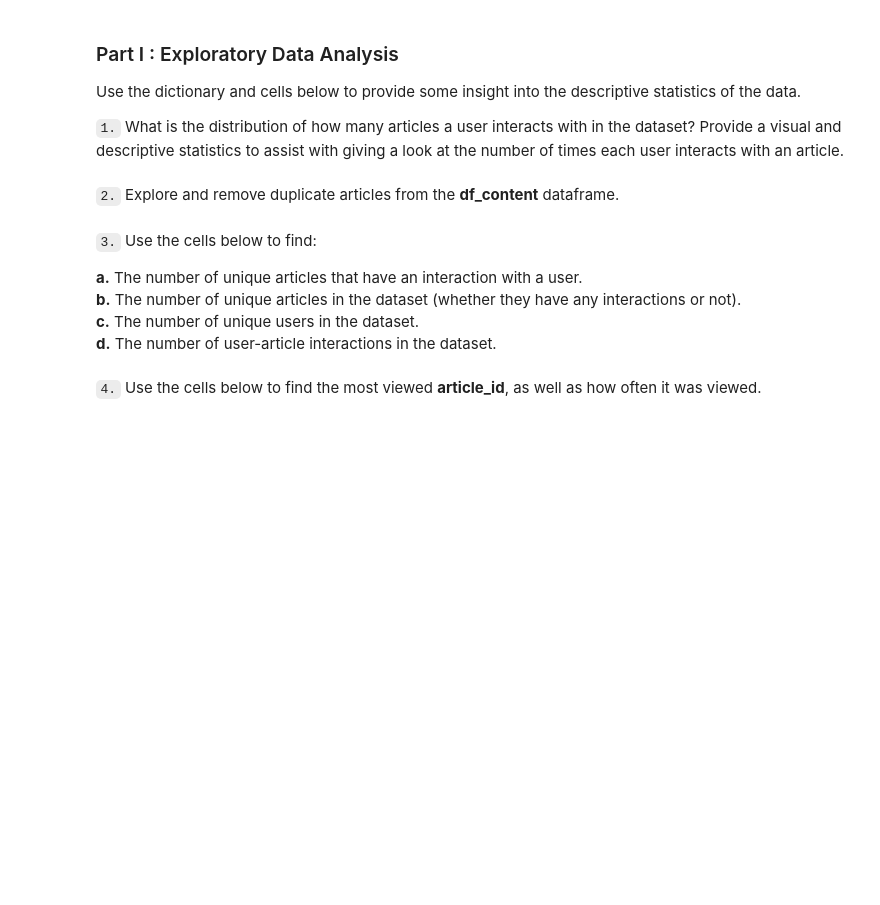
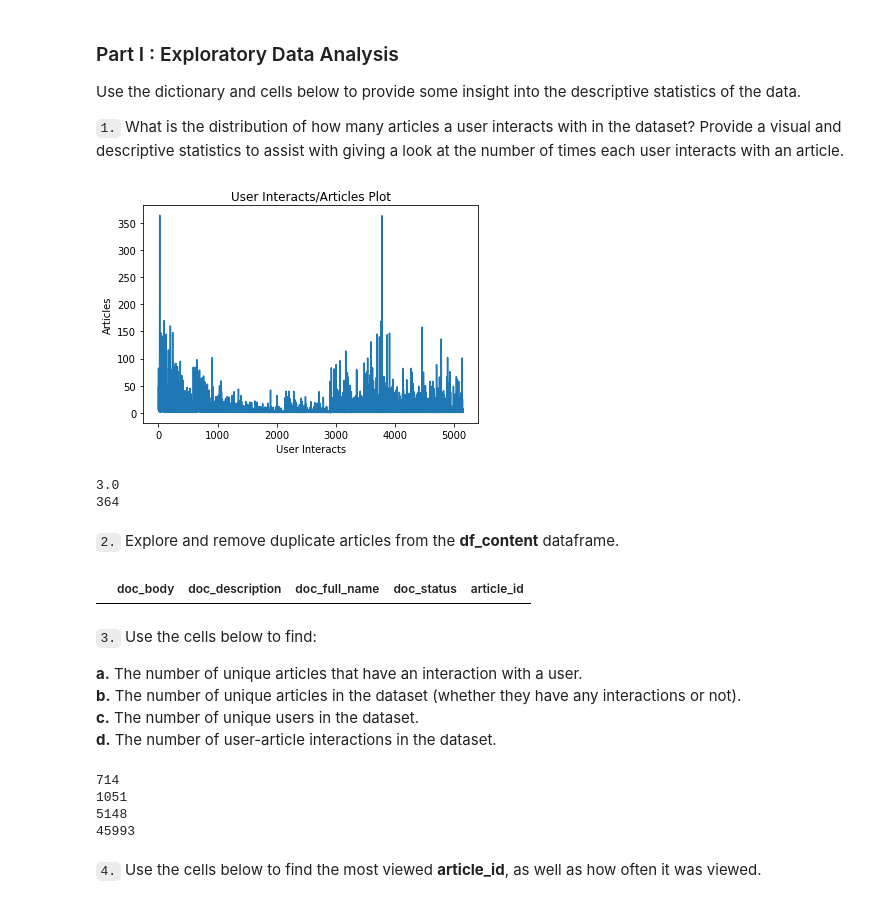
Before and after one commit to kylechenoO/Recommendations_with_IBM, a Jupyter notebook: Recommendations_with_IBM.ipynb, the cells around one changed output. Cells and saved outputs as stored; diff of their text form; code cells hidden in the pictures; blank space fills up the shorter version.

```diff
--- a/Recommendations_with_IBM.ipynb
+++ b/Recommendations_with_IBM.ipynb
@@ -44,5 +93,30 @@ df_content.head()
 Use the dictionary and cells below to provide some insight into the descriptive statistics of the data.
 
 `1.` What is the distribution of how many articles a user interacts with in the dataset?  Provide a visual and descriptive statistics to assist with giving a look at the number of times each user interacts with an article.
+# %%
+## get all article id with
+user_list = []
+count_list = []
+
+for email in df.email.drop_duplicates().values:
+    user_list.append(email)
+    count_list.append(df[df['email'] == email].article_id.count())
+# %%
+## print(len(df.email.drop_duplicates().values))
+## print(len(user_list))
+## print(len(count_list))
+plt.title('User Interacts/Articles Plot')
+plt.xlabel('User Interacts')
+plt.ylabel('Articles')
+plt.plot(count_list)
+plt.show()
+# %% [output]
+[figure, added]
+# %%
+print(np.median(count_list))
+print(np.max(count_list))
+# %% [output]
+3.0
+364
 # %%
 # Fill in the median and maximum number of user_article interactios below
@@ -53,5 +127,8 @@ max_views_by_user = # The maximum number of user-article interactions by any 1 u
 `2.` Explore and remove duplicate articles from the **df_content** dataframe.
 # %%
 # Find and explore duplicate articles
+df_content[df_content.duplicated()].head()
+# %% [output]
+|  | doc_body | doc_description | doc_full_name | doc_status | article_id |
 # %%
 # Remove any rows that have the same article_id - only keep the first
@@ -62,4 +140,23 @@ max_views_by_user = # The maximum number of user-article interactions by any 1 u
 **b.** The number of unique articles in the dataset (whether they have any interactions or not).<br>
 **c.** The number of unique users in the dataset.
 **d.** The number of user-article interactions in the dataset.
+# %%
+## The number of unique articles that have at least one interaction
+## to check if the df['email'] has NaN value
+## print(df[df['email'] == np.NaN])
+print(df['article_id'].drop_duplicates().count())
+
+# The number of unique articles on the IBM platform
+print(df_content['article_id'].drop_duplicates().count())
+
+# The number of unique users
+print(df['email'].drop_duplicates().count())
+
+# The number of user-article interactions
+print(df.article_id.count())
+# %% [output]
+714
+1051
+5148
+45993
 # %%
```
Also changed, not shown: parts of 12 cells of this notebook.
